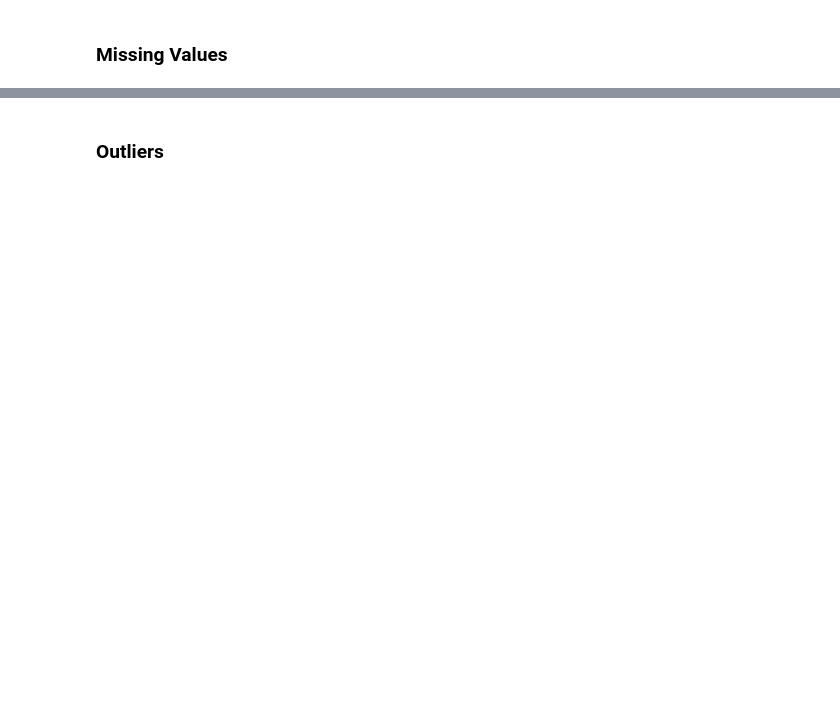
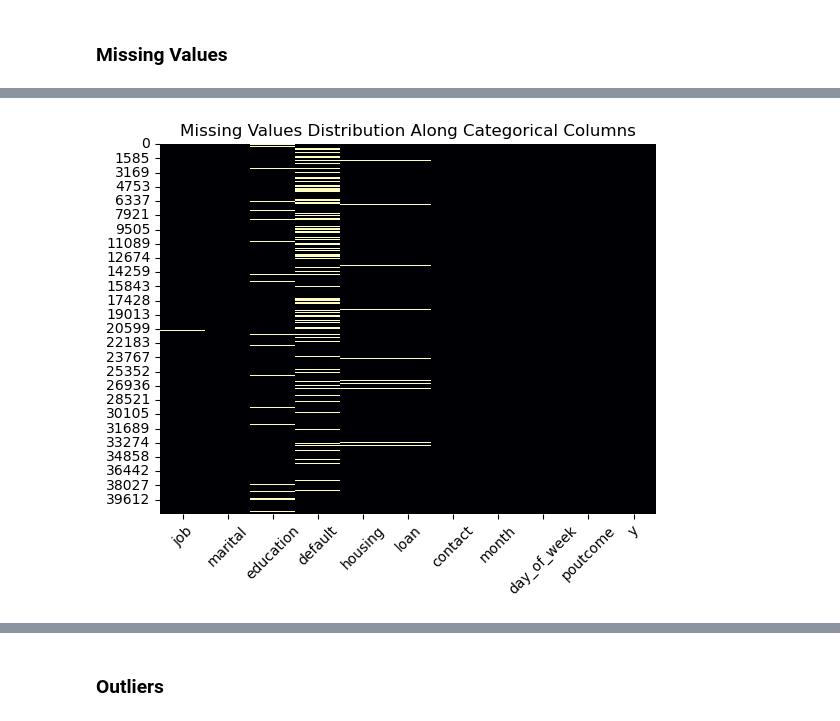
Before and after one commit to seanka/Python-BankTelemarketing-MachineLearning, a Jupyter notebook: Notebook/Notebook.ipynb, the cells around one changed output, grey strips where cells are left out. Saved outputs shown, nothing was run; the diff lists cells and outputs as text; code cells hidden in the pictures; blank space fills up the shorter version.

Commit message:
Add Data Preprocessing section

```diff
--- a/Notebook/Notebook.ipynb
+++ b/Notebook/Notebook.ipynb
@@ -147,3 +144,9 @@ Missing Attribute Values: There are several missing values in some categorical a
 ## Data Preprocessing
 # %% [markdown]
 ### Duplicated Values
+# %%
+raw_data = pd.read_csv("../Dataset/bank-additional-full.csv", sep=";")
+
+data = raw_data.copy()
+
+data.head()
@@ -150,2 +172,4 @@ Missing Attribute Values: There are several missing values in some categorical a
+# %%
+data = data.drop_duplicates()
 # %% [markdown]
 ### Missing Values
@@ -151,0 +180,11 @@ Missing Attribute Values: There are several missing values in some categorical a
+# %%
+categorical_columns = data.select_dtypes(include='object')
+
+unknown_records_df = pd.DataFrame({
+    'Columns': categorical_columns.columns,
+    '# of Unknown Record': [(categorical_columns[col] == 'unknown').sum() for col in categorical_columns.columns],
+    "% of Unknown Record": [
+        ((categorical_columns[col] == 'unknown').sum() / categorical_columns[col].count()) * 100 for col in categorical_columns.columns]
+})
+
+unknown_records_df[unknown_records_df['# of Unknown Record'] > 0]
@@ -151,0 +199,9 @@ Missing Attribute Values: There are several missing values in some categorical a
+# %%
+categorical_columns_modified = categorical_columns.applymap(lambda x: None if x == "unknown" else x)
+
+plt.title('Missing Values Distribution Along Categorical Columns')
+sns.heatmap(categorical_columns_modified.isna(), cmap='magma', cbar=False)
+plt.xticks(rotation=45)
+plt.show()
+# %% [output]
+[figure, added]
```
Also changed, not shown: parts of 19 cells of this notebook.
